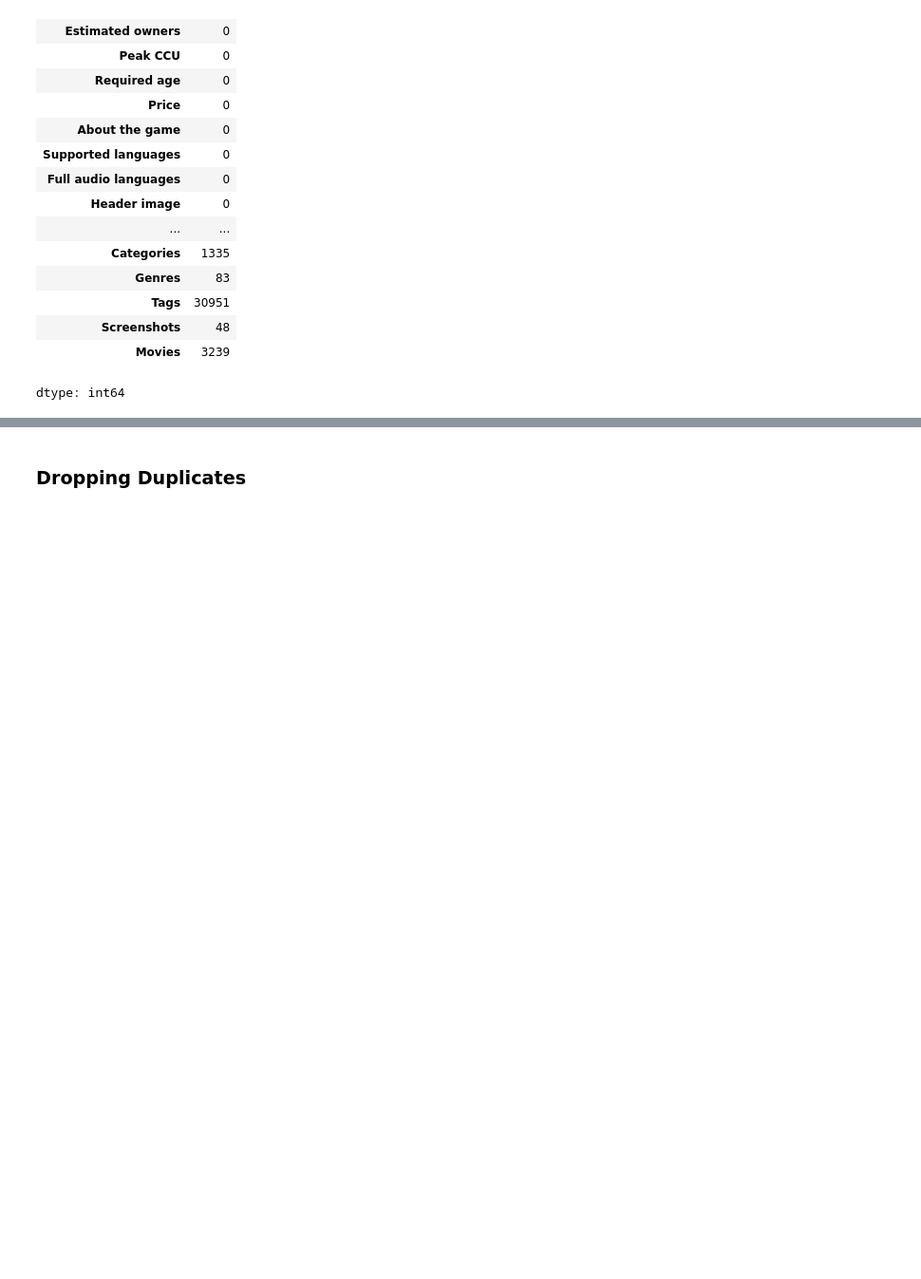
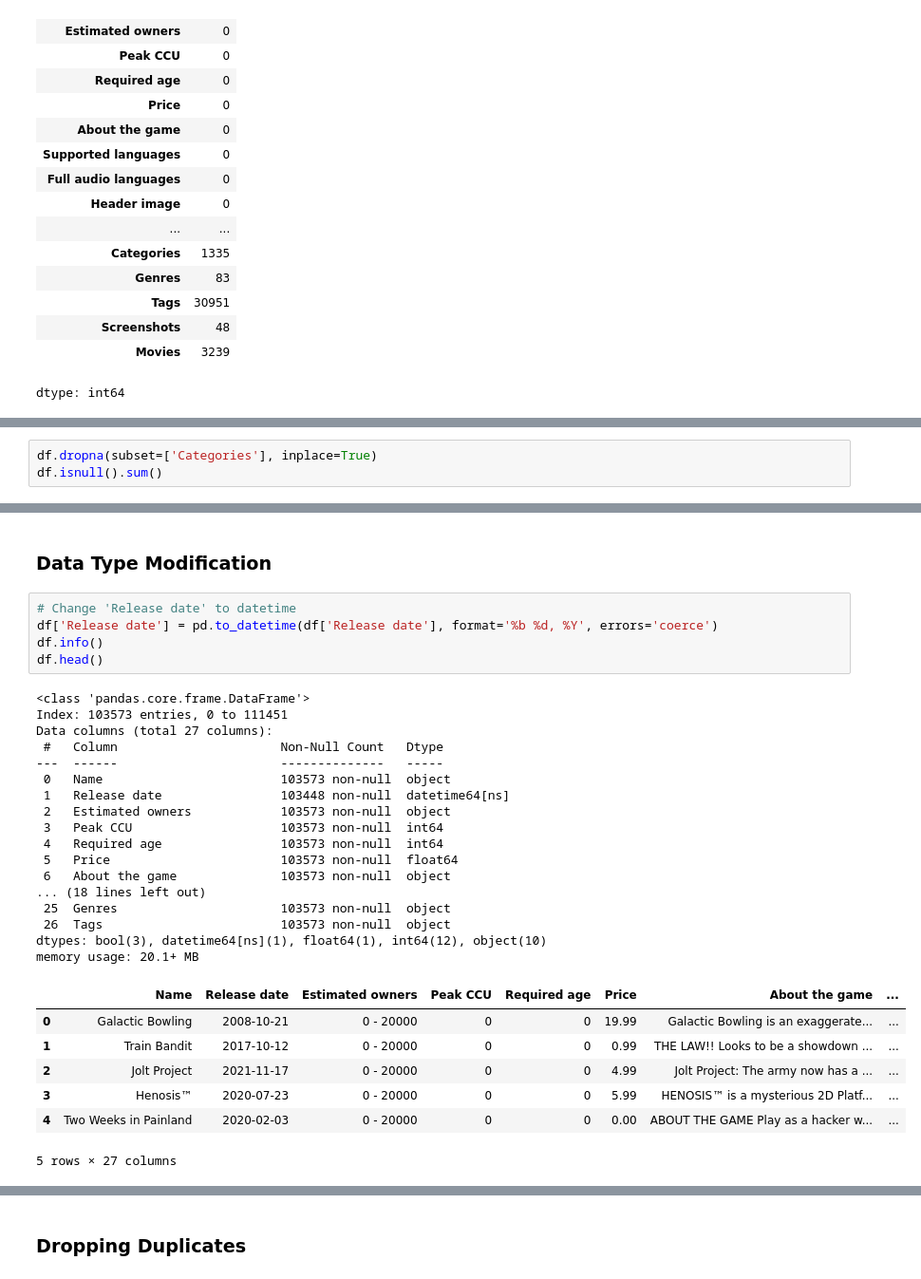
Before and after one commit to Bayhaqieee/Reccomendation_System_SteamGame, a Jupyter notebook: Reccommendation_System_Game_CF.ipynb, the cells around one changed output, grey strips where cells are left out. Shown: that part at 95% size. Saved outputs shown, nothing was run; the diff lists cells and outputs as text; blank space fills up the shorter version.

Commit message:
Data Cleaning and Reformatting

```diff
--- a/Reccommendation_System_Game_CF.ipynb
+++ b/Reccommendation_System_Game_CF.ipynb
@@ -377,0 +386,3 @@ preparation.sort_values('placeID')
+# %%
+df.dropna(subset=['Categories'], inplace=True)
+df.isnull().sum()
@@ -377,0 +497,32 @@ preparation.sort_values('placeID')
+# %% [markdown]
+### Data Type Modification
+# %%
+# Change 'Release date' to datetime
+df['Release date'] = pd.to_datetime(df['Release date'], format='%b %d, %Y', errors='coerce')
+df.info()
+df.head()
+# %% [output]
+<class 'pandas.core.frame.DataFrame'>
+Index: 103573 entries, 0 to 111451
+Data columns (total 27 columns):
+ #   Column                      Non-Null Count   Dtype
+---  ------                      --------------   -----
+ 0   Name                        103573 non-null  object
+ 1   Release date                103448 non-null  datetime64[ns]
+ 2   Estimated owners            103573 non-null  object
+ 3   Peak CCU                    103573 non-null  int64
+ 4   Required age                103573 non-null  int64
+ 5   Price                       103573 non-null  float64
+ 6   About the game              103573 non-null  object
+... (18 lines left out)
+ 25  Genres                      103573 non-null  object
+ 26  Tags                        103573 non-null  object
+dtypes: bool(3), datetime64[ns](1), float64(1), int64(12), object(10)
+memory usage: 20.1+ MB
+|  | Name | Release date | Estimated owners | Peak CCU | Required age | Price | About the game | ... |
+| 0 | Galactic Bowling | 2008-10-21 | 0 - 20000 | 0 | 0 | 19.99 | Galactic Bowling is an exaggerate... | ... |
+| 1 | Train Bandit | 2017-10-12 | 0 - 20000 | 0 | 0 | 0.99 | THE LAW!! Looks to be a showdown ... | ... |
+| 2 | Jolt Project | 2021-11-17 | 0 - 20000 | 0 | 0 | 4.99 | Jolt Project: The army now has a ... | ... |
+| 3 | Henosis™ | 2020-07-23 | 0 - 20000 | 0 | 0 | 5.99 | HENOSIS™ is a mysterious 2D Platf... | ... |
+| 4 | Two Weeks in Painland | 2020-02-03 | 0 - 20000 | 0 | 0 | 0.00 | ABOUT THE GAME Play as a hacker w... | ... |
+5 rows × 27 columns
```
Also changed, not shown: parts of 29 cells of this notebook.
